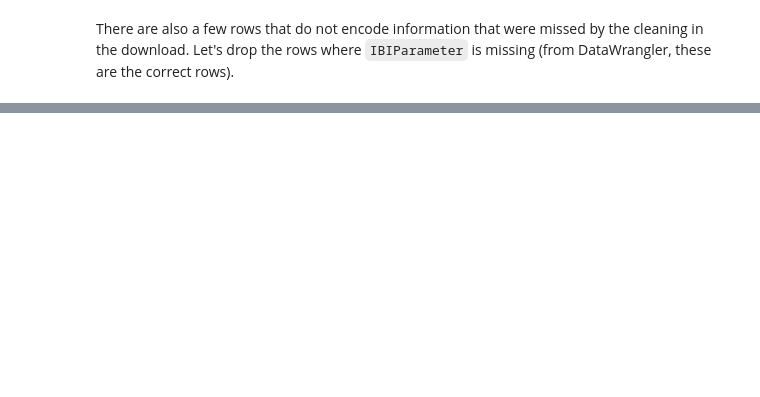
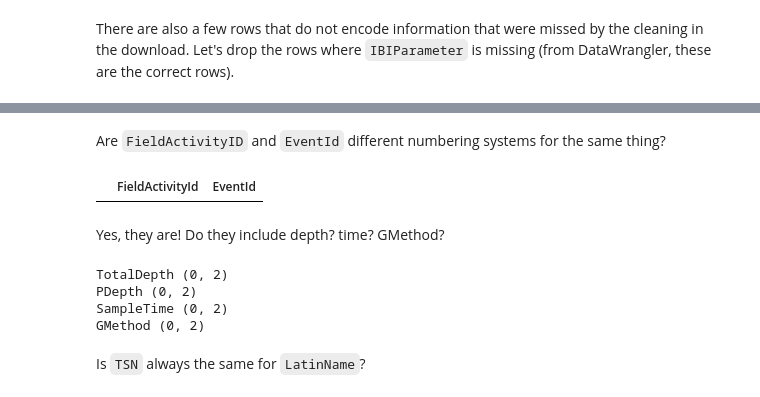
Before and after one commit to new-atlantis-labs/na-erdos-fellows-monorepo, a Jupyter notebook: notebooks/plank_cleaningBenthic.ipynb, the cells around one changed output, grey strips where cells are left out. Cells and saved outputs as stored; diff of their text form; code cells hidden in the pictures; blank space fills up the shorter version.

```diff
--- a/notebooks/plank_cleaningBenthic.ipynb
+++ b/notebooks/plank_cleaningBenthic.ipynb
@@ -324,0 +208,72 @@ Water columns Index(['CBSeg2003', 'CBSeg2003Description', 'Station', 'Latitude',
+# %%
+taxonomic_clean['LatinName'] = taxonomic_clean['LatinName'] + ' ' +taxonomic_clean['LifeStageDescription'].replace('Not Specified', '')
+
+taxonomic_clean= taxonomic_clean.drop(columns='LifeStageDescription')
+# %% [markdown]
+Are `FieldActivityID` and `EventId` different numbering systems for the same thing?
+# %%
+# Group by FieldActivityId and check the unique values in EventId
+groups = taxonomic_clean.groupby('FieldActivityId')['EventId'].nunique()
+
+# Identify FieldActivityId values where EventId has more than one unique value
+disagreeing_a_values = groups[groups > 1].index
+
+# Filter the DataFrame
+filtered_df = taxonomic_clean[taxonomic_clean['FieldActivityId'].isin(disagreeing_a_values)]
+
+filtered_df[['FieldActivityId','EventId']].drop_duplicates().sort_values(by='FieldActivityId')
+# %% [output]
+|  | FieldActivityId | EventId |
+# %% [markdown]
+Yes, they are! Do they include depth? time? GMethod?
+# %%
+# Group by FieldActivityId and check the unique values in TotalDepth
+groups = taxonomic_clean.groupby('FieldActivityId')['TotalDepth'].nunique()
+
+# Identify FieldActivityId values where TotalDepth has more than one unique value
+disagreeing_a_values = groups[groups > 1].index
+
+# Filter the DataFrame
+filtered_df = taxonomic_clean[taxonomic_clean['FieldActivityId'].isin(disagreeing_a_values)]
+
+print('TotalDepth',filtered_df[['FieldActivityId','TotalDepth']].drop_duplicates().sort_values(by='FieldActivityId').shape)
+
+# Group by FieldActivityId and check the unique values in PDepth
+groups = taxonomic_clean.groupby('FieldActivityId')['PDepth'].nunique()
+
+# Identify FieldActivityId values where TotalDepth has more than one unique value
+disagreeing_a_values = groups[groups > 1].index
+
+# Filter the DataFrame
+filtered_df = taxonomic_clean[taxonomic_clean['FieldActivityId'].isin(disagreeing_a_values)]
+
+print('PDepth',filtered_df[['FieldActivityId','PDepth']].drop_duplicates().sort_values(by='FieldActivityId').shape)
+
+# Group by FieldActivityId and check the unique values in SampleTime
+groups = taxonomic_clean.groupby('FieldActivityId')['SampleTime'].nunique()
+
+# Identify FieldActivityId values where EventId has more than one unique value
+disagreeing_a_values = groups[groups > 1].index
+
+# Filter the DataFrame
+filtered_df = taxonomic_clean[taxonomic_clean['SampleTime'].isin(disagreeing_a_values)]
+
+print('SampleTime',filtered_df[['FieldActivityId','SampleTime']].drop_duplicates().sort_values(by='SampleTime').shape)
+
+# Group by FieldActivityId and check the unique values in GMethod
+groups = taxonomic_clean.groupby('FieldActivityId')['GMethod'].nunique()
+
+# Identify FieldActivityId values where EventId has more than one unique value
+disagreeing_a_values = groups[groups > 1].index
+
+# Filter the DataFrame
+filtered_df = taxonomic_clean[taxonomic_clean['GMethod'].isin(disagreeing_a_values)]
+
+print('GMethod',filtered_df[['FieldActivityId','GMethod']].drop_duplicates().sort_values(by='GMethod').shape)
+# %% [output]
+TotalDepth (0, 2)
+PDepth (0, 2)
+SampleTime (0, 2)
+GMethod (0, 2)
+# %% [markdown]
+Is `TSN` always the same for `LatinName`?
```
Also changed, not shown: parts of 118 cells of this notebook, 3 other files.
